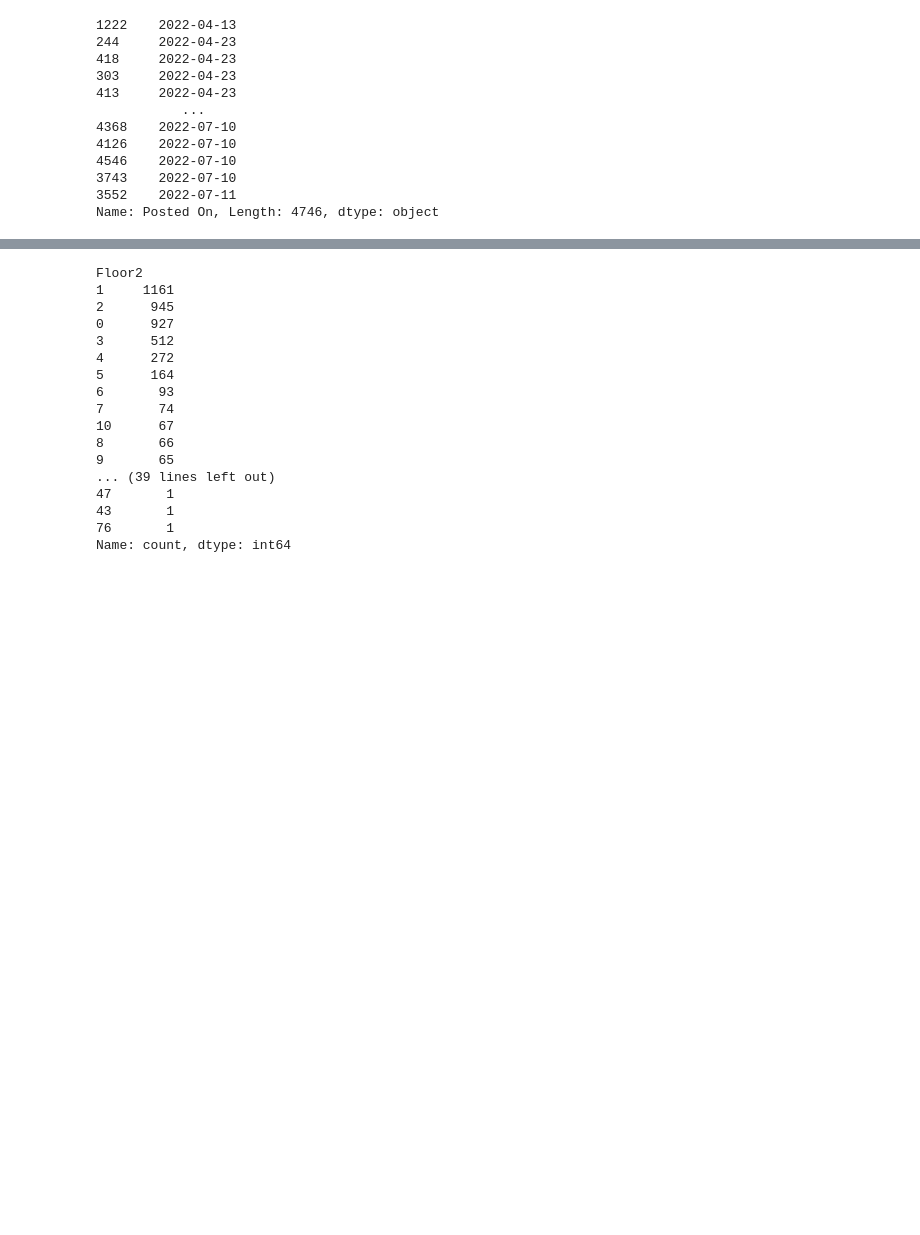
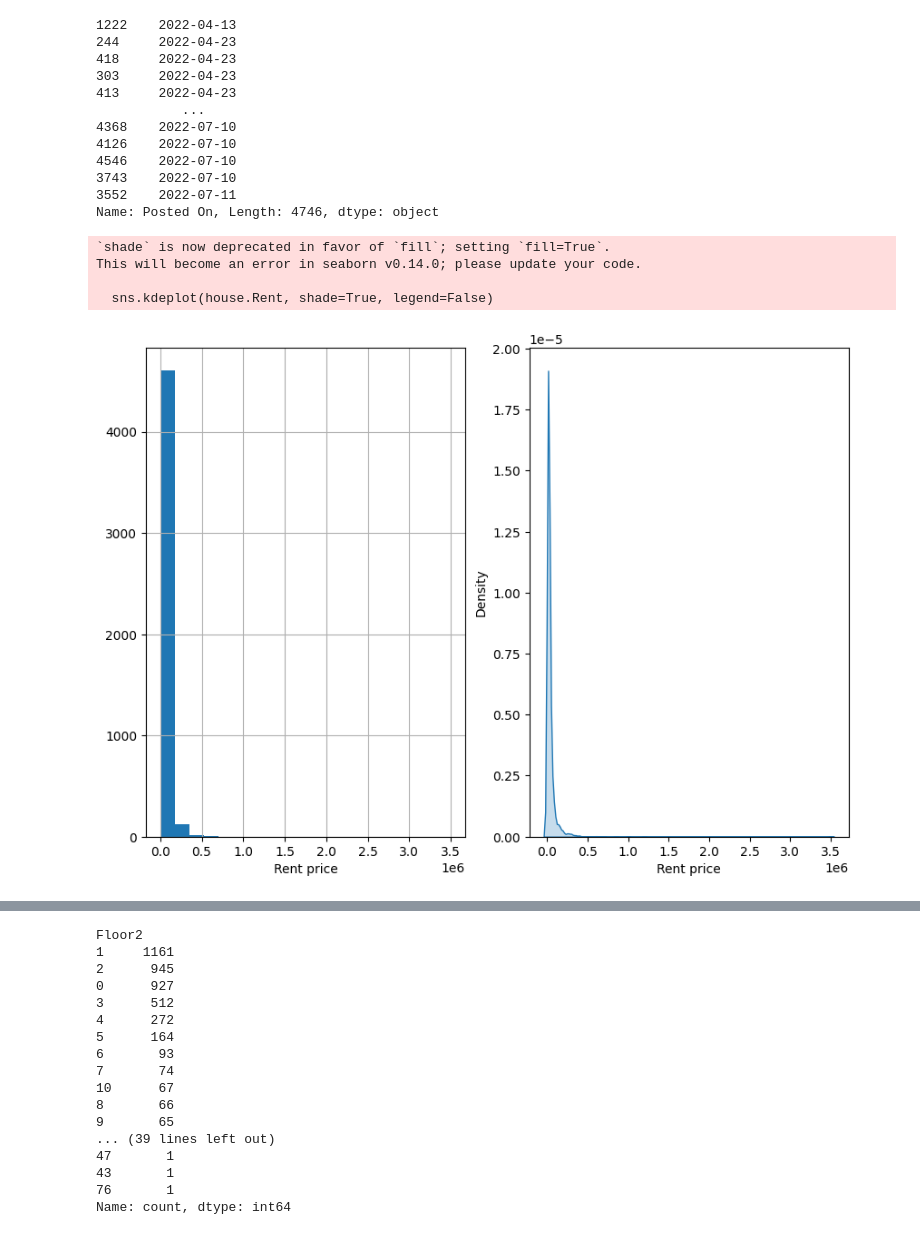
Before and after one commit to NurmukhamedKZ/Data-Projects, a Jupyter notebook: house_rent_predictor/main.ipynb, the cells around one changed output, grey strips where cells are left out. Cells and saved outputs as stored; diff of their text form; code cells hidden in the pictures; blank space fills up the shorter version.

```diff
--- a/house_rent_predictor/main.ipynb
+++ b/house_rent_predictor/main.ipynb
@@ -105,6 +105,25 @@ house["Posted On"].sort_values()
 3743    2022-07-10
 3552    2022-07-11
 Name: Posted On, Length: 4746, dtype: object
+# %%
+plt.figure(figsize=(10,7))
+
+plt.subplot(121)
+house.Rent.hist(density=False, bins=20)
+plt.xlabel("Rent price")
+
+plt.subplot(122)
+sns.kdeplot(house.Rent, shade=True, legend=False)
+plt.xlabel("Rent price")
+
+
+plt.show()
+# %% [output]
+`shade` is now deprecated in favor of `fill`; setting `fill=True`.
+This will become an error in seaborn v0.14.0; please update your code.
+
+  sns.kdeplot(house.Rent, shade=True, legend=False)
+[figure, added]
 # %%
 from datetime import datetime
 
```
Also changed, not shown: parts of 6 cells of this notebook, 11 other files.
